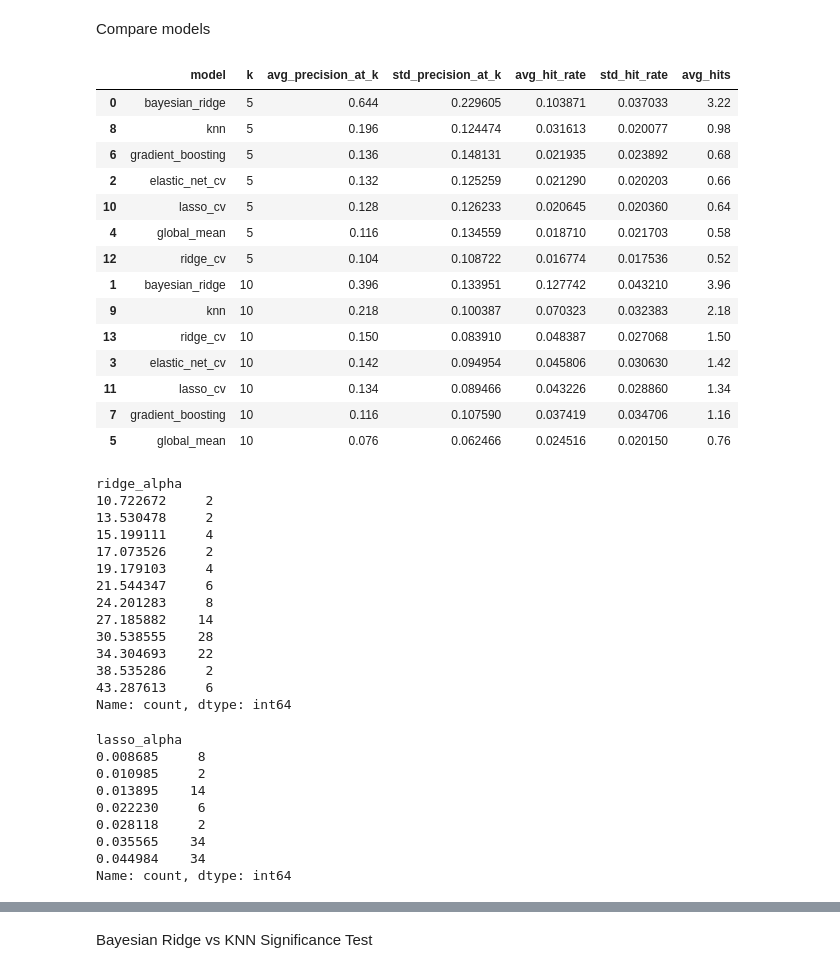
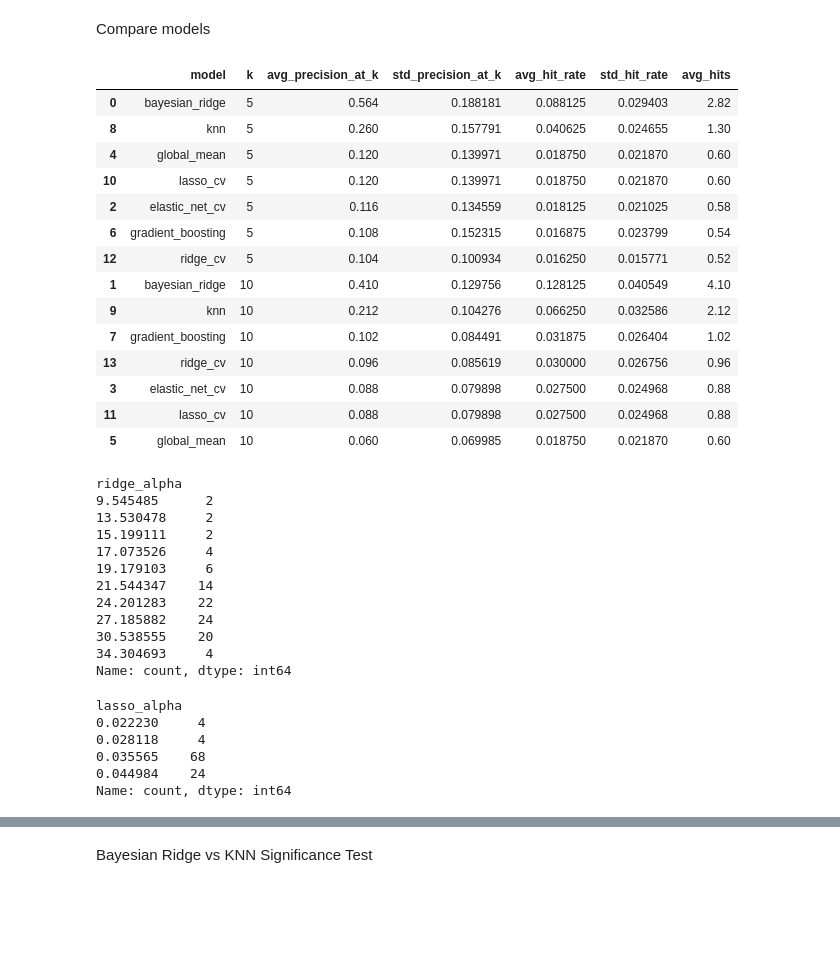
Before and after one commit to sidmetikala-dev/anirec_v2, a Jupyter notebook: notebooks/model_comparison_20260615.ipynb, the cells around one changed output, grey strips where cells are left out. Saved outputs shown, nothing was run; the diff lists cells and outputs as text; code cells hidden in the pictures; blank space fills up the shorter version.

```diff
--- a/notebooks/model_comparison_20260615.ipynb
+++ b/notebooks/model_comparison_20260615.ipynb
@@ -259,7 +259,7 @@ from anime_evaluation import HitRateEvaluator
 
 n_runs = 50
 compare_top_ks = (5, 10)
-uncertainty_weight = 8.5
+uncertainty_weight = 20
 
 evaluator = HitRateEvaluator(
     anime_df_scaled=anime_df_scaled,
@@ -287,68 +287,63 @@ compare_results, compare_summary = evaluator.compare_models(
         "random_state": 42,
     },
     random_state=42,
 )
 
 display(compare_summary)
 
 ridge_alpha_counts = (
     compare_results.dropna(subset=["ridge_alpha"])["ridge_alpha"]
     .value_counts()
     .sort_index()
 )
 display(ridge_alpha_counts)
 
 lasso_alpha_counts = (
     compare_results.dropna(subset=["lasso_alpha"])["lasso_alpha"]
     .value_counts()
     .sort_index()
 )
 display(lasso_alpha_counts)
 
 elastic_param_counts = (
     compare_results.dropna(subset=["elastic_alpha", "elastic_l1_ratio"])
     .groupby(["elastic_alpha", "elastic_l1_ratio"])
     .size()
     .sort_index()
 )
 elastic_param_counts
 # %% [output]
 |  | model | k | avg_precision_at_k | std_precision_at_k | avg_hit_rate | std_hit_rate | avg_hits |
-| 0 | bayesian_ridge | 5 | 0.644 | 0.229605 | 0.103871 | 0.037033 | 3.22 |
-| 8 | knn | 5 | 0.196 | 0.124474 | 0.031613 | 0.020077 | 0.98 |
-| 6 | gradient_boosting | 5 | 0.136 | 0.148131 | 0.021935 | 0.023892 | 0.68 |
-| 2 | elastic_net_cv | 5 | 0.132 | 0.125259 | 0.021290 | 0.020203 | 0.66 |
-| 10 | lasso_cv | 5 | 0.128 | 0.126233 | 0.020645 | 0.020360 | 0.64 |
-| 4 | global_mean | 5 | 0.116 | 0.134559 | 0.018710 | 0.021703 | 0.58 |
-| 12 | ridge_cv | 5 | 0.104 | 0.108722 | 0.016774 | 0.017536 | 0.52 |
-| 1 | bayesian_ridge | 10 | 0.396 | 0.133951 | 0.127742 | 0.043210 | 3.96 |
-| 9 | knn | 10 | 0.218 | 0.100387 | 0.070323 | 0.032383 | 2.18 |
-| 13 | ridge_cv | 10 | 0.150 | 0.083910 | 0.048387 | 0.027068 | 1.50 |
-| 3 | elastic_net_cv | 10 | 0.142 | 0.094954 | 0.045806 | 0.030630 | 1.42 |
-| 11 | lasso_cv | 10 | 0.134 | 0.089466 | 0.043226 | 0.028860 | 1.34 |
-| 7 | gradient_boosting | 10 | 0.116 | 0.107590 | 0.037419 | 0.034706 | 1.16 |
-| 5 | global_mean | 10 | 0.076 | 0.062466 | 0.024516 | 0.020150 | 0.76 |
+| 0 | bayesian_ridge | 5 | 0.564 | 0.188181 | 0.088125 | 0.029403 | 2.82 |
+| 8 | knn | 5 | 0.260 | 0.157791 | 0.040625 | 0.024655 | 1.30 |
+| 4 | global_mean | 5 | 0.120 | 0.139971 | 0.018750 | 0.021870 | 0.60 |
+| 10 | lasso_cv | 5 | 0.120 | 0.139971 | 0.018750 | 0.021870 | 0.60 |
+| 2 | elastic_net_cv | 5 | 0.116 | 0.134559 | 0.018125 | 0.021025 | 0.58 |
+| 6 | gradient_boosting | 5 | 0.108 | 0.152315 | 0.016875 | 0.023799 | 0.54 |
+| 12 | ridge_cv | 5 | 0.104 | 0.100934 | 0.016250 | 0.015771 | 0.52 |
+| 1 | bayesian_ridge | 10 | 0.410 | 0.129756 | 0.128125 | 0.040549 | 4.10 |
+| 9 | knn | 10 | 0.212 | 0.104276 | 0.066250 | 0.032586 | 2.12 |
+| 7 | gradient_boosting | 10 | 0.102 | 0.084491 | 0.031875 | 0.026404 | 1.02 |
+| 13 | ridge_cv | 10 | 0.096 | 0.085619 | 0.030000 | 0.026756 | 0.96 |
+| 3 | elastic_net_cv | 10 | 0.088 | 0.079898 | 0.027500 | 0.024968 | 0.88 |
+| 11 | lasso_cv | 10 | 0.088 | 0.079898 | 0.027500 | 0.024968 | 0.88 |
+| 5 | global_mean | 10 | 0.060 | 0.069985 | 0.018750 | 0.021870 | 0.60 |
 ridge_alpha
-10.722672     2
+9.545485      2
 13.530478     2
-15.199111     4
-17.073526     2
-19.179103     4
-21.544347     6
-24.201283     8
-27.185882    14
-30.538555    28
-34.304693    22
-38.535286     2
-43.287613     6
+15.199111     2
+17.073526     4
+19.179103     6
+21.544347    14
+24.201283    22
+27.185882    24
+30.538555    20
+34.304693     4
 Name: count, dtype: int64
 lasso_alpha
-0.008685     8
-0.010985     2
-0.013895    14
-0.022230     6
-0.028118     2
-0.035565    34
-0.044984    34
+0.022230     4
+0.028118     4
+0.035565    68
+0.044984    24
 Name: count, dtype: int64
 elastic_alpha  elastic_l1_ratio
```
Also changed, not shown: parts of 10 cells of this notebook, 28 other files.
